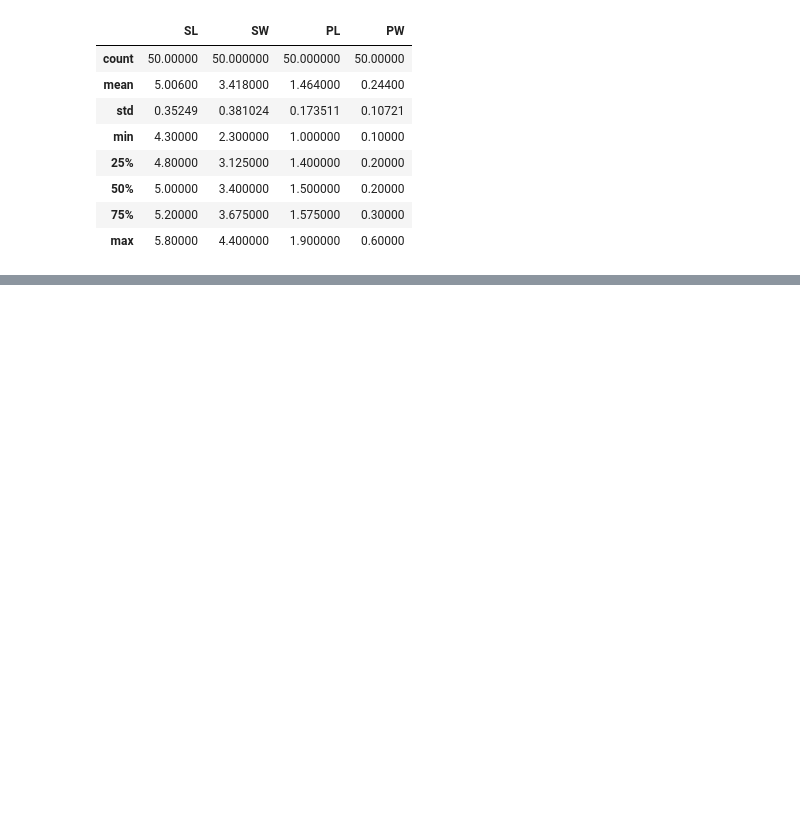
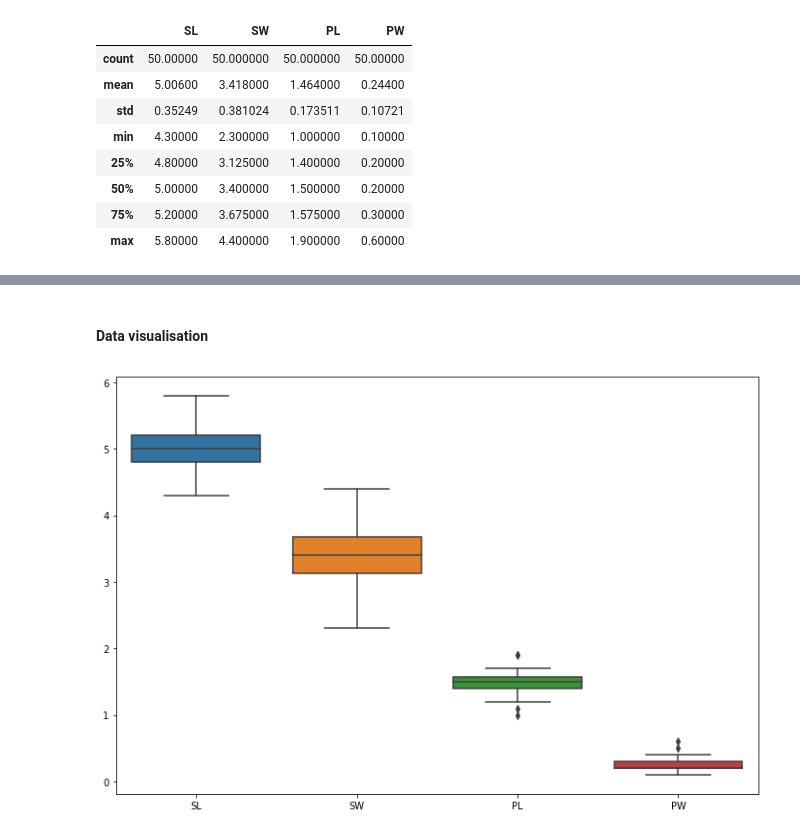
Before and after one commit to andkoc001/PandS-Project2019, a Jupyter notebook: PandS_Project_2019.ipynb, the cells around one changed output, grey strips where cells are left out. Drawn from its saved outputs; the diff is of its cells as text; code cells hidden in the pictures; blank space fills up the shorter version.

```diff
--- a/PandS_Project_2019.ipynb
+++ b/PandS_Project_2019.ipynb
@@ -201,0 +230,8 @@ pl.show()
+# %% [markdown]
+#### Data visualisation
+# %%
+pl.figure(figsize = (12, 8)) # sets the size of the plots
+sns.boxplot(data=setos) # seaborn library used to generate this plot
+pl.show()
+# %% [output]
+[figure, added]
```
Also changed, not shown: parts of 12 cells of this notebook.
